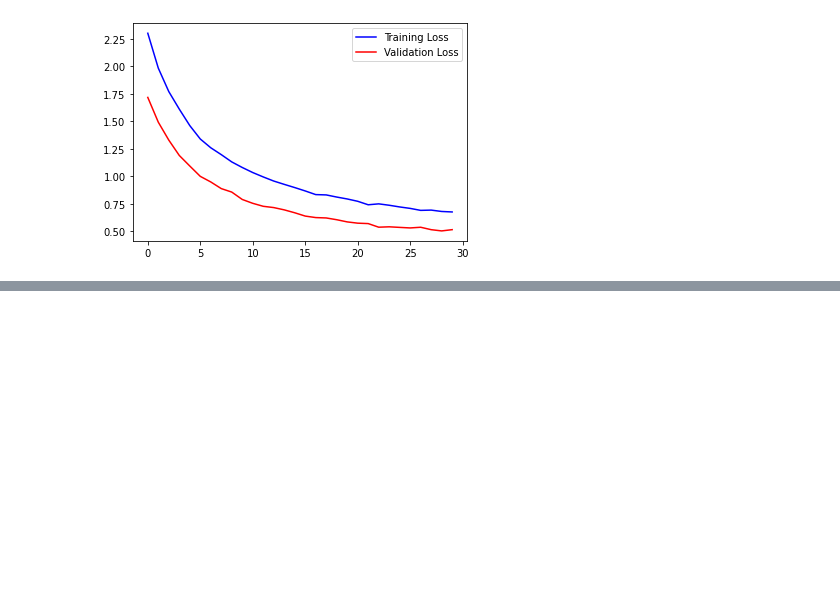
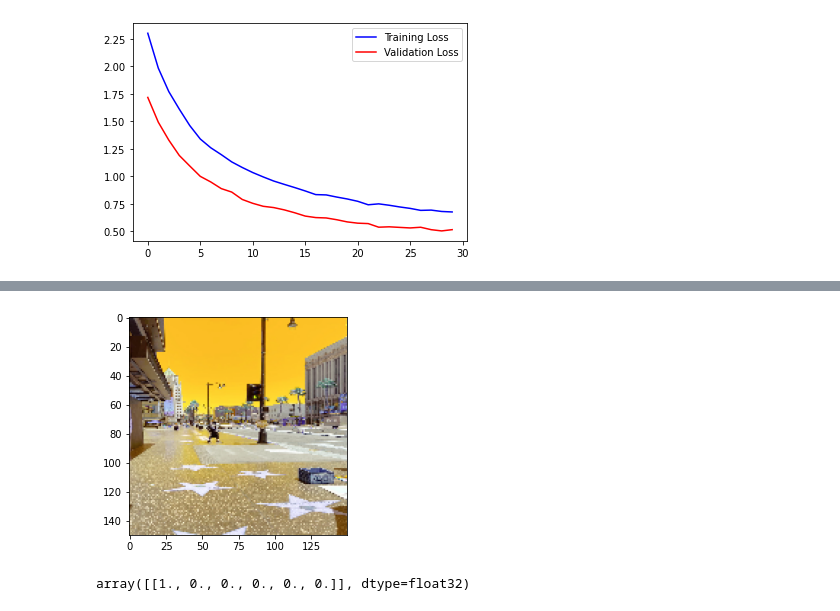
Before and after one commit to MeghanaKodali11/Conways-Game-Of-Life, a Jupyter notebook: Dense_Net.ipynb, the cells around one changed output, grey strips where cells are left out. Cells and saved outputs as stored; diff of their text form; code cells hidden in the pictures; blank space fills up the shorter version.

```diff
--- a/Dense_Net.ipynb
+++ b/Dense_Net.ipynb
@@ -203,0 +224,16 @@ plt.show()
+# %%
+img= '/content/drive/My Drive/Colab Notebooks/DL_Project_Data/seg_pred/street.png'
+# %%
+import cv2
+import matplotlib.pyplot as plt
+import numpy as np
+img=cv2.imread(img)
+img=cv2.resize(img, (150,150))
+plt.imshow(img.reshape([150,150,3]))
+img = np.reshape(img,[1,150,150,3])
+# %% [output]
+[figure, added]
+# %%
+transfer_model1.predict(img).round(2)
+# %% [output]
+array([[1., 0., 0., 0., 0., 0.]], dtype=float32)
```
Also changed, not shown: parts of 1 cell of this notebook.
